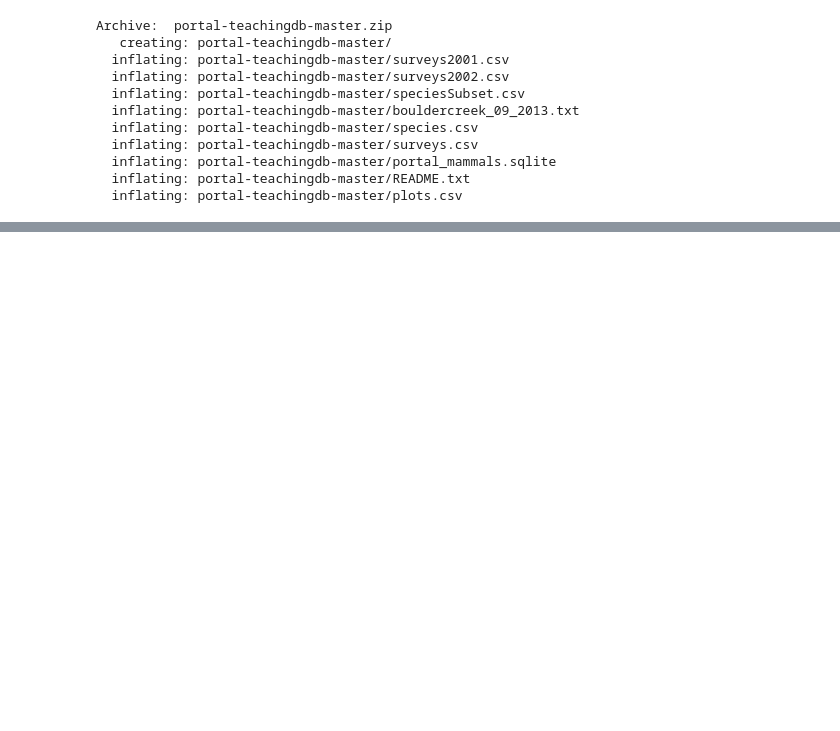
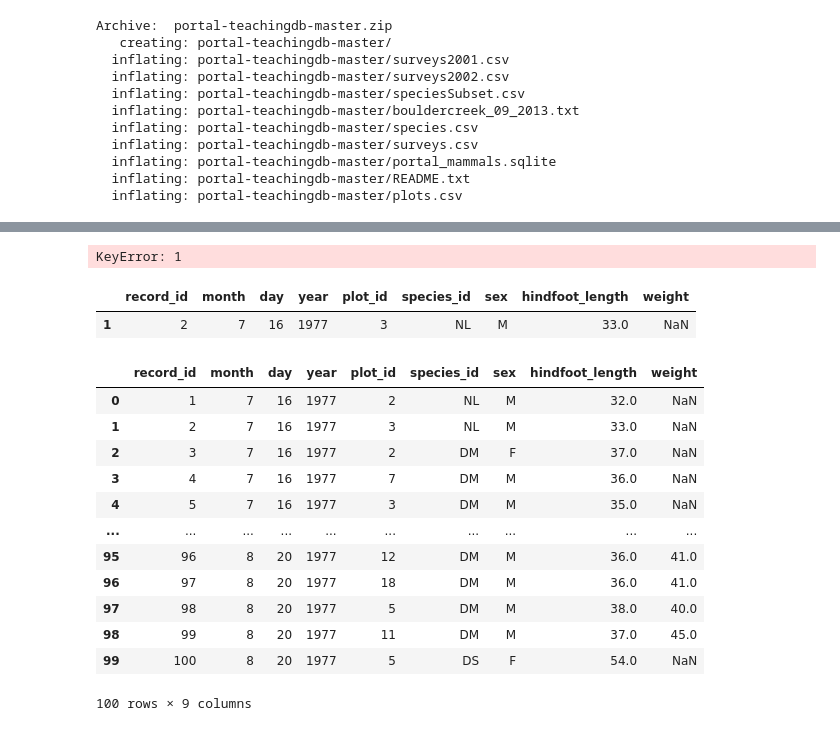
Before and after one commit to AlexDerry/dimen-python-2023, a Jupyter notebook: data/hello.ipynb, the cells around one changed output, grey strips where cells are left out. Drawn from its saved outputs; the diff is of its cells as text; code cells hidden in the pictures; blank space fills up the shorter version.

```diff
--- a/data/hello.ipynb
+++ b/data/hello.ipynb
@@ -134,0 +189,26 @@ pd.read_csv("portal-teachingdb-master/surveys.csv")
+# %%
+surveys_df[1]
+# %% [output]
+KeyError: 1
+# %%
+surveys_df[1:2]
+#go and get data from the first to the second index
+# %% [output]
+|  | record_id | month | day | year | plot_id | species_id | sex | hindfoot_length | weight |
+| 1 | 2 | 7 | 16 | 1977 | 3 | NL | M | 33.0 | NaN |
+# %%
+surveys_df[:100]
+# %% [output]
+|  | record_id | month | day | year | plot_id | species_id | sex | hindfoot_length | weight |
+| 0 | 1 | 7 | 16 | 1977 | 2 | NL | M | 32.0 | NaN |
+| 1 | 2 | 7 | 16 | 1977 | 3 | NL | M | 33.0 | NaN |
+| 2 | 3 | 7 | 16 | 1977 | 2 | DM | F | 37.0 | NaN |
+| 3 | 4 | 7 | 16 | 1977 | 7 | DM | M | 36.0 | NaN |
+| 4 | 5 | 7 | 16 | 1977 | 3 | DM | M | 35.0 | NaN |
+| ... | ... | ... | ... | ... | ... | ... | ... | ... | ... |
+| 95 | 96 | 8 | 20 | 1977 | 12 | DM | M | 36.0 | 41.0 |
+| 96 | 97 | 8 | 20 | 1977 | 18 | DM | M | 36.0 | 41.0 |
+| 97 | 98 | 8 | 20 | 1977 | 5 | DM | M | 38.0 | 40.0 |
+| 98 | 99 | 8 | 20 | 1977 | 11 | DM | M | 37.0 | 45.0 |
+| 99 | 100 | 8 | 20 | 1977 | 5 | DS | F | 54.0 | NaN |
+100 rows × 9 columns
```
Also changed, not shown: parts of 32 cells of this notebook, 1 other file.
